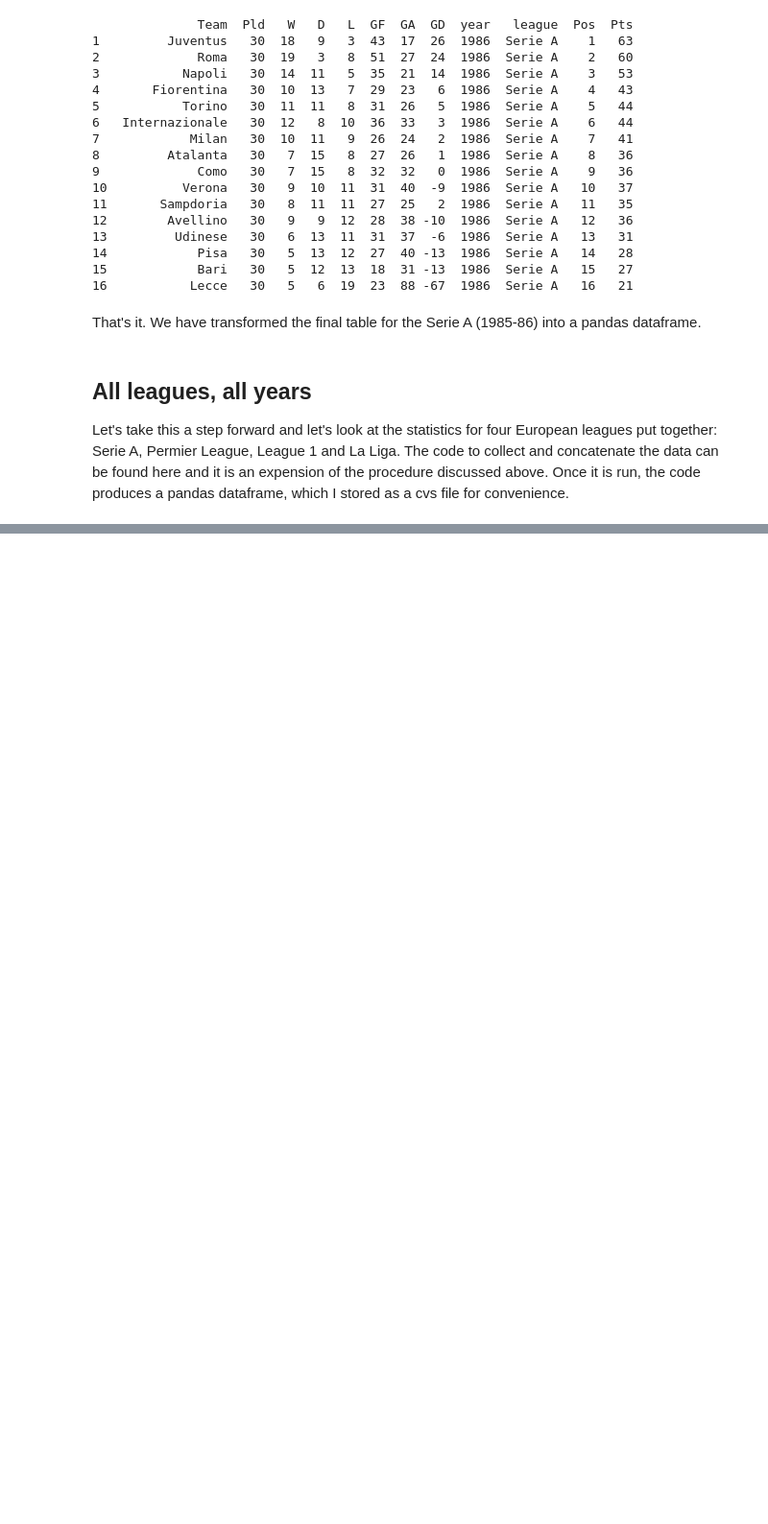
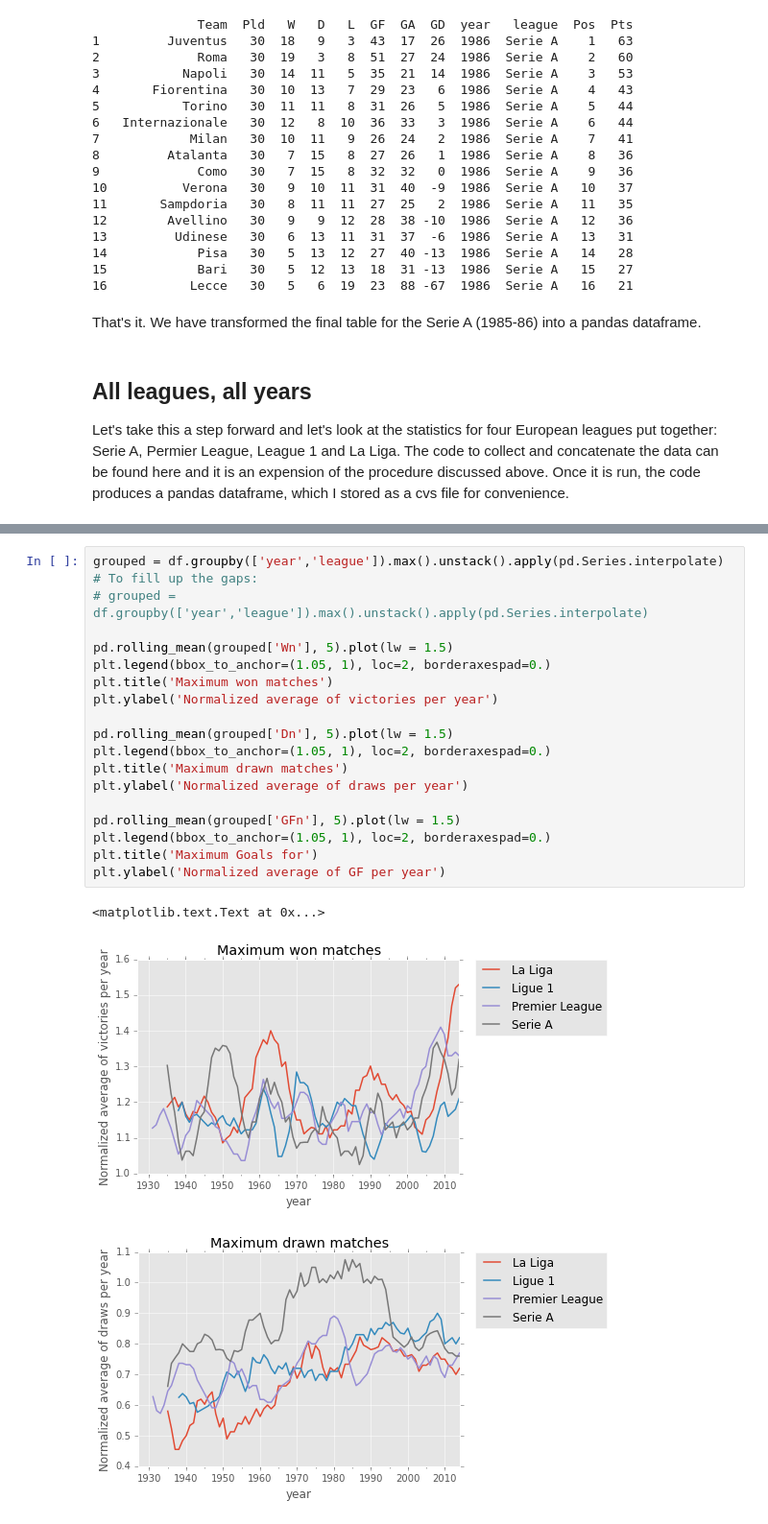
Before and after one commit to fagan2888/FootB-stats, a Jupyter notebook: notebook/FootB.ipynb, the cells around one changed output, grey strips where cells are left out. Shown: that part at 96% size. Cells and saved outputs as stored; diff of their text form; blank space fills up the shorter version.

```diff
--- a/notebook/FootB.ipynb
+++ b/notebook/FootB.ipynb
@@ -144,0 +217,23 @@ Let's take this a step forward and let's look at the statistics for four Europea
+# %%
+grouped = df.groupby(['year','league']).max().unstack().apply(pd.Series.interpolate)
+# To fill up the gaps:
+# grouped = df.groupby(['year','league']).max().unstack().apply(pd.Series.interpolate)
+
+pd.rolling_mean(grouped['Wn'], 5).plot(lw = 1.5)
+plt.legend(bbox_to_anchor=(1.05, 1), loc=2, borderaxespad=0.)
+plt.title('Maximum won matches')
+plt.ylabel('Normalized average of victories per year')
+
+pd.rolling_mean(grouped['Dn'], 5).plot(lw = 1.5)
+plt.legend(bbox_to_anchor=(1.05, 1), loc=2, borderaxespad=0.)
+plt.title('Maximum drawn matches')
+plt.ylabel('Normalized average of draws per year')
+
+pd.rolling_mean(grouped['GFn'], 5).plot(lw = 1.5)
+plt.legend(bbox_to_anchor=(1.05, 1), loc=2, borderaxespad=0.)
+plt.title('Maximum Goals for')
+plt.ylabel('Normalized average of GF per year')
+# %% [output]
+<matplotlib.text.Text at 0x...>
+[figure, added]
+[figure, added]
```
Also changed, not shown: parts of 14 cells of this notebook, 6 other files.
